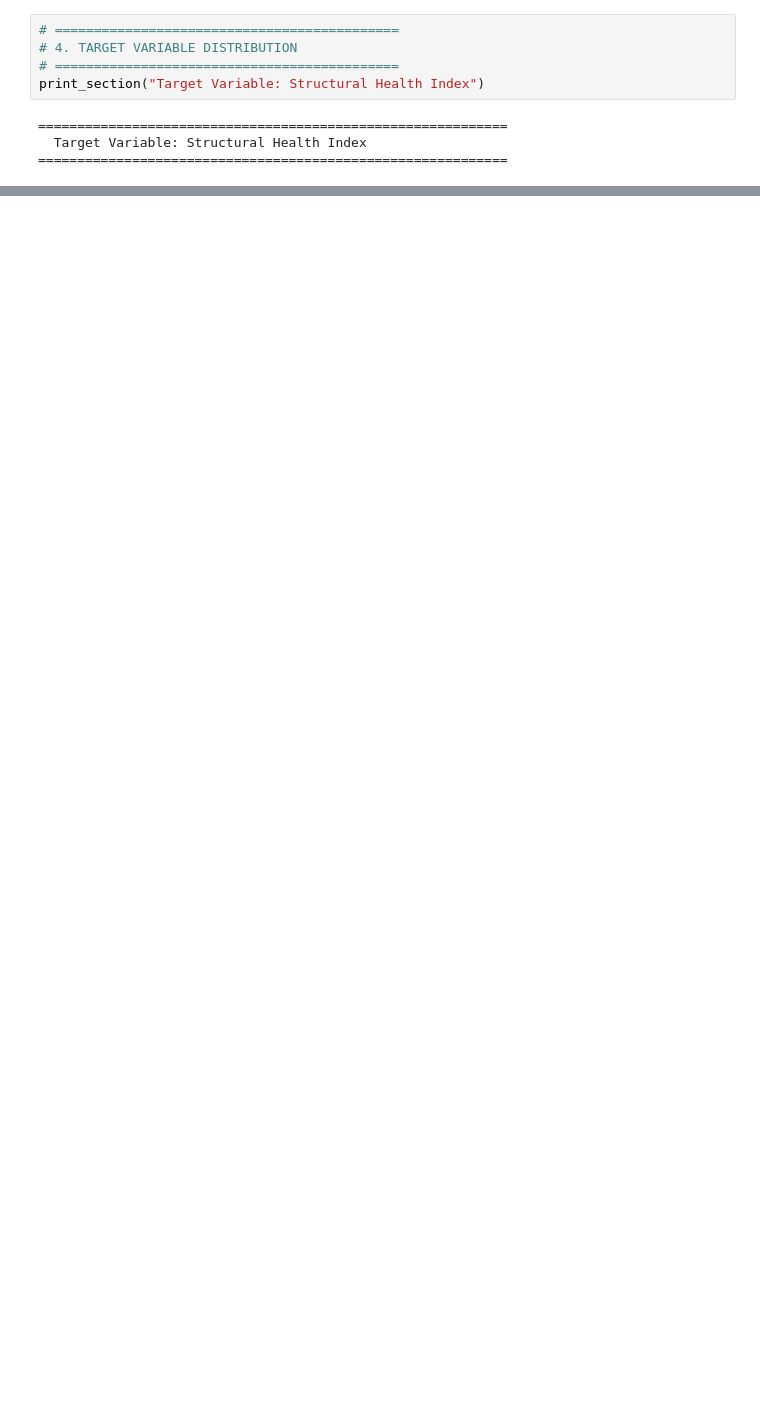
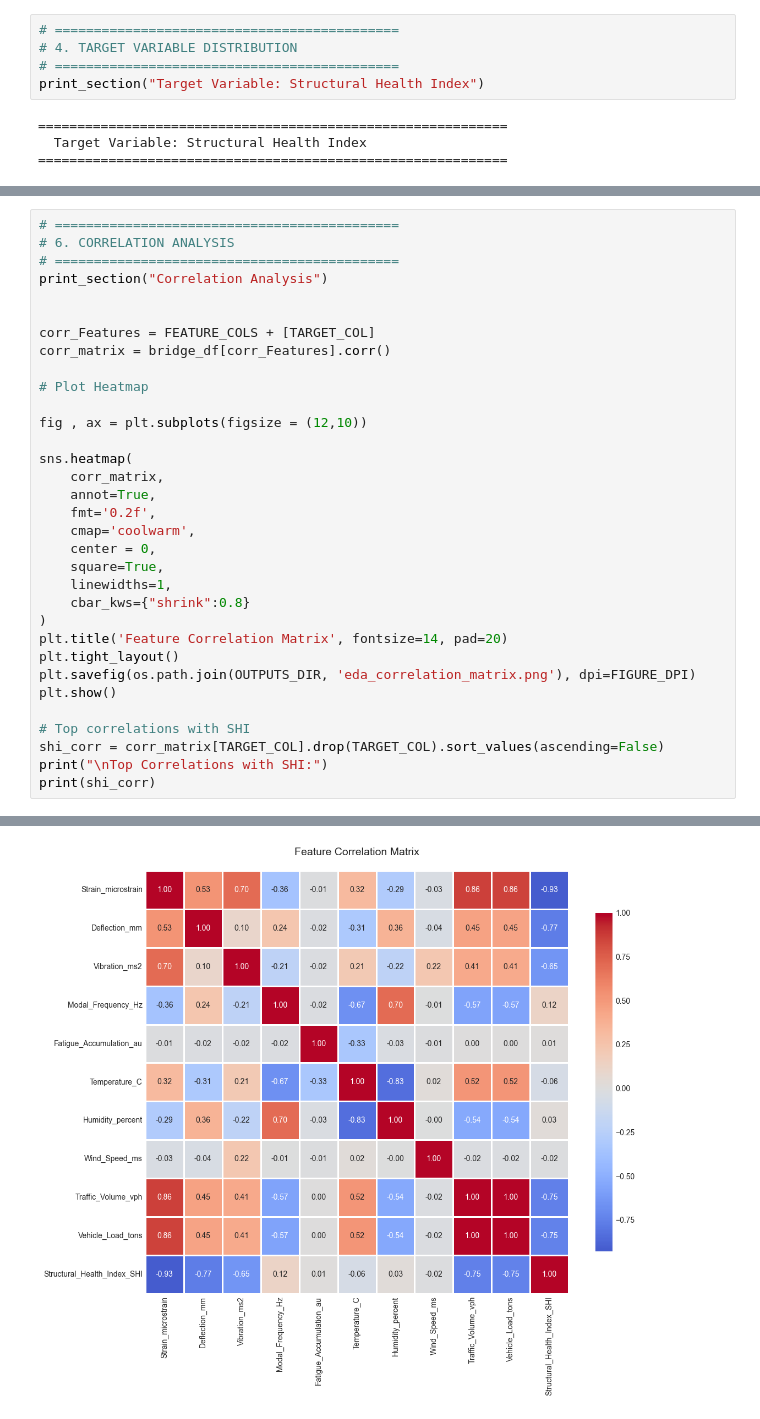
Before and after one commit to Mo7ammedAOS/bridge-health-monitoring, a Jupyter notebook: notebooks/01_eda.ipynb, the cells around one changed output, grey strips where cells are left out. Saved outputs shown, nothing was run; the diff lists cells and outputs as text; blank space fills up the shorter version.

```diff
--- a/notebooks/01_eda.ipynb
+++ b/notebooks/01_eda.ipynb
@@ -197,0 +290,34 @@ SHI Statistics:
+# %%
+# ============================================
+# 6. CORRELATION ANALYSIS
+# ============================================
+print_section("Correlation Analysis")
+
+
+corr_Features = FEATURE_COLS + [TARGET_COL]
+corr_matrix = bridge_df[corr_Features].corr()
+
+# Plot Heatmap
+
+fig , ax = plt.subplots(figsize = (12,10))
+
+sns.heatmap(
+    corr_matrix,
+    annot=True,
+    fmt='0.2f',
+    cmap='coolwarm',
+    center = 0,
+    square=True,
+    linewidths=1,
+    cbar_kws={"shrink":0.8}
+)
+plt.title('Feature Correlation Matrix', fontsize=14, pad=20)
+plt.tight_layout()
+plt.savefig(os.path.join(OUTPUTS_DIR, 'eda_correlation_matrix.png'), dpi=FIGURE_DPI)
+plt.show()
+
+# Top correlations with SHI
+shi_corr = corr_matrix[TARGET_COL].drop(TARGET_COL).sort_values(ascending=False)
+print("\nTop Correlations with SHI:")
+print(shi_corr)
+# %% [output]
@@ -197,0 +327 @@ SHI Statistics:
+[figure, added]
```
Also changed, not shown: parts of 7 cells of this notebook, 4 other files.
